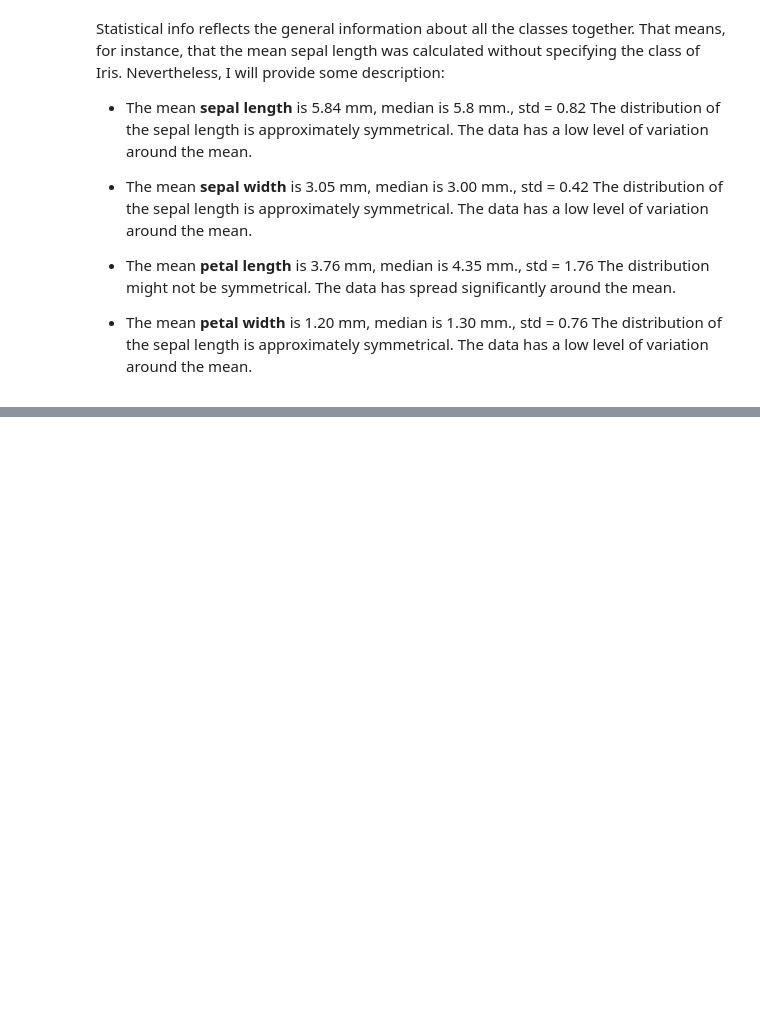
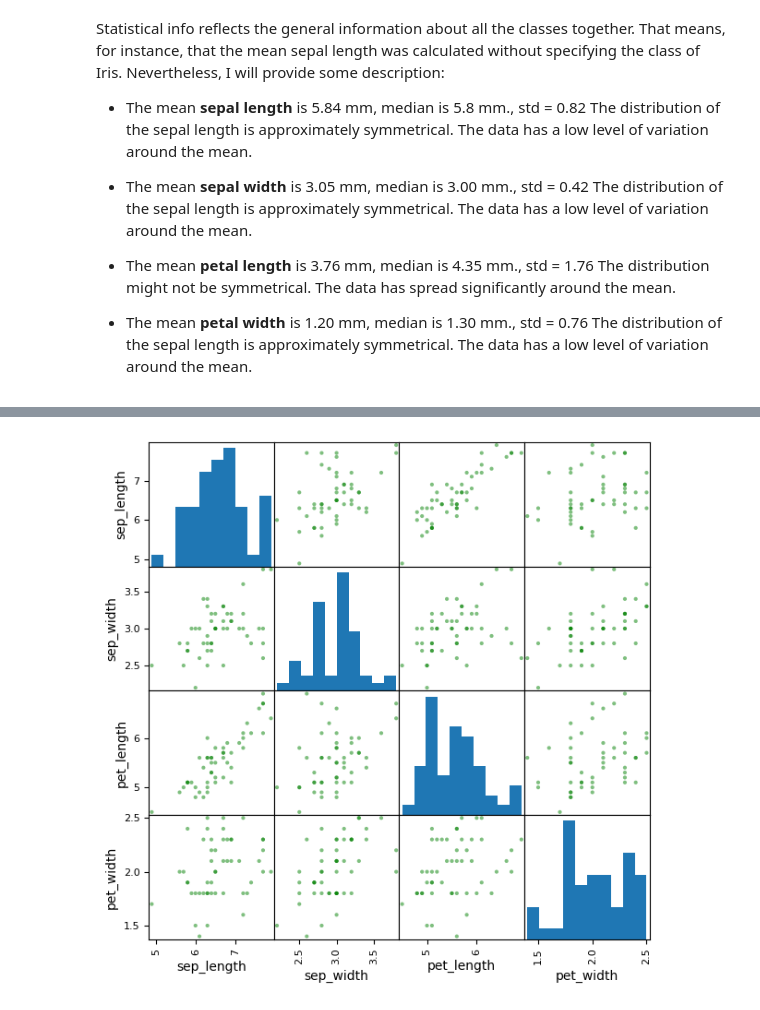
Before and after one commit to Kate-217/pands_project, a Jupyter notebook: iris.ipynb, the cells around one changed output, grey strips where cells are left out. Saved outputs shown, nothing was run; the diff lists cells and outputs as text; code cells hidden in the pictures; blank space fills up the shorter version.

```diff
--- a/iris.ipynb
+++ b/iris.ipynb
@@ -102,0 +120,4 @@ for feature in data:
+# %%
+correlation_matrix = pd.plotting.scatter_matrix(data[data['class'] == "Iris-virginica"], figsize=(7, 7), color = 'green')
+# %% [output]
+[figure, added]
```
Also changed, not shown: parts of 4 cells of this notebook.
